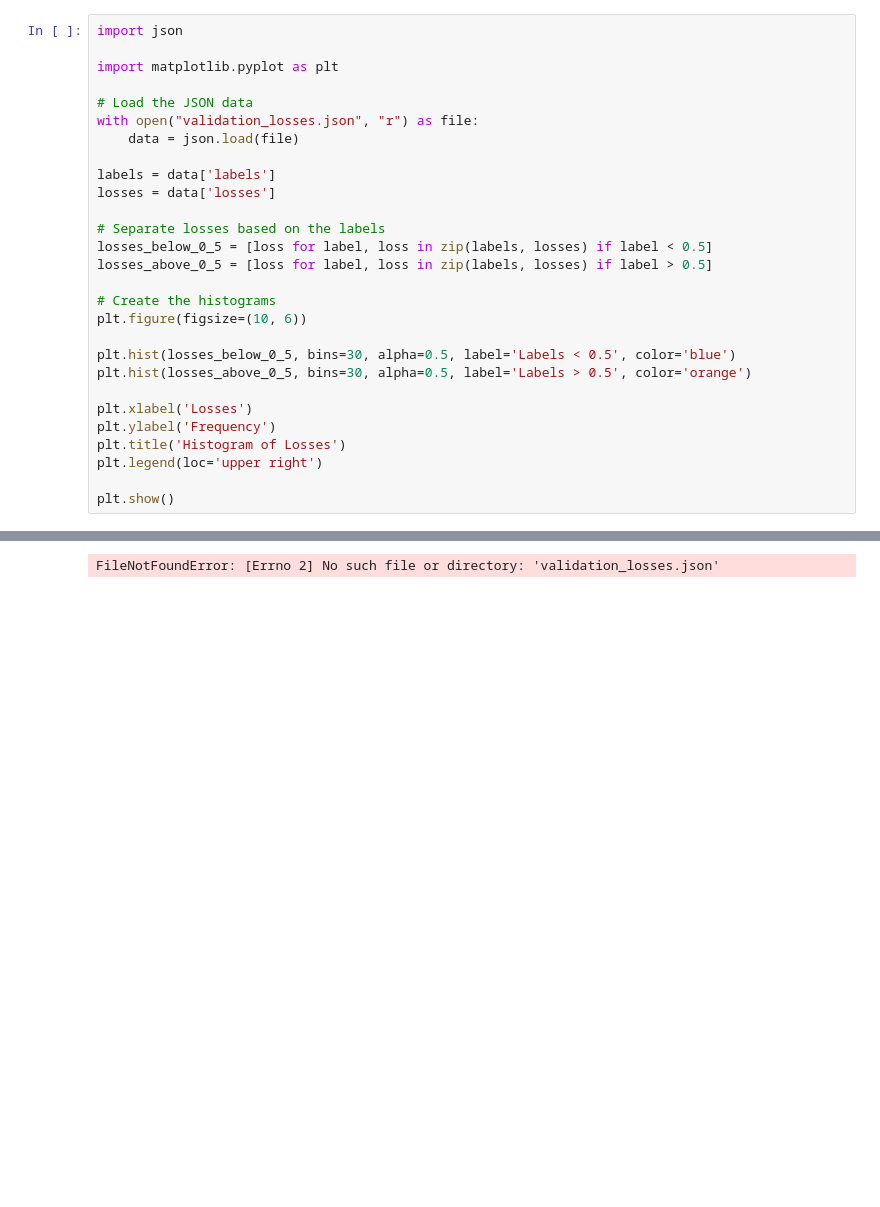
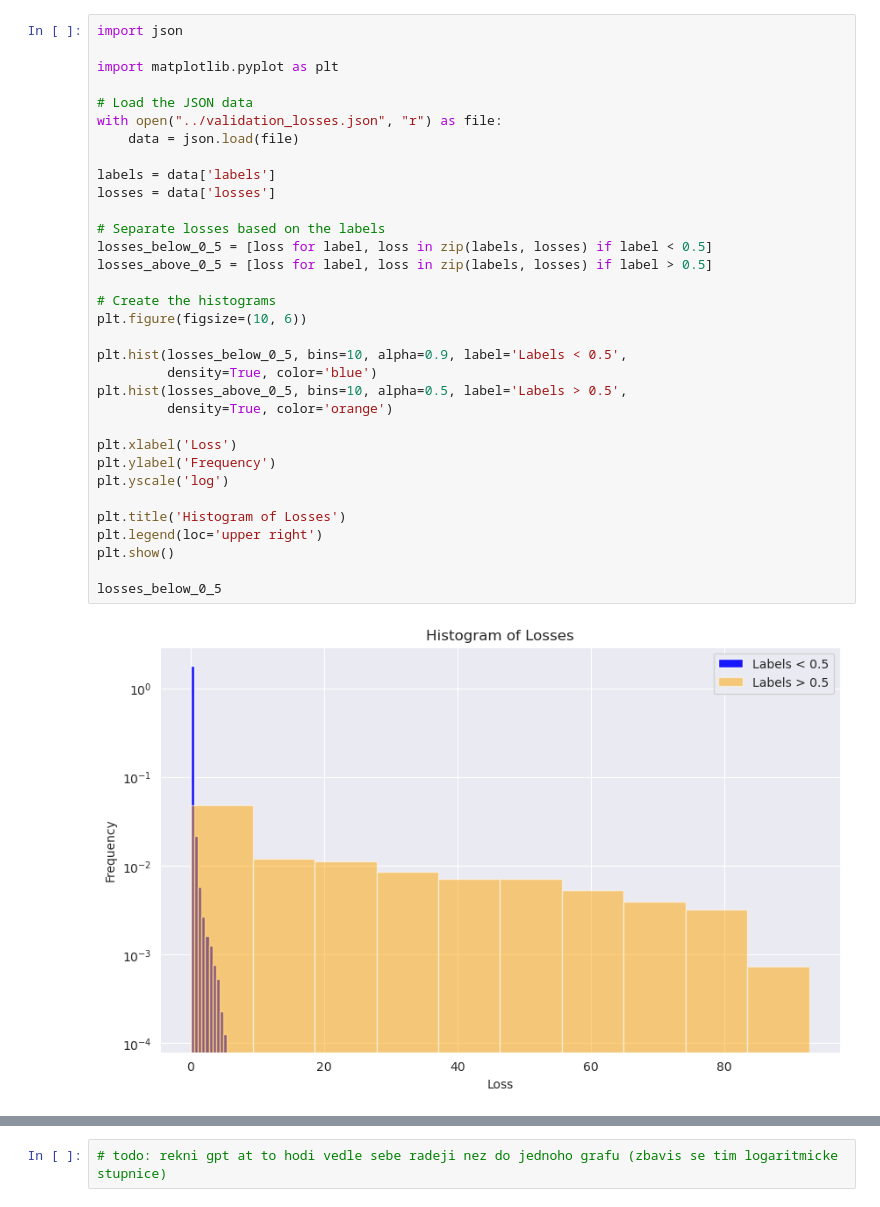
Before and after one commit to AntoninJarolim/multidoc2dial-reranking, a Jupyter notebook: notebooks/loss_histograms.ipynb, the cells around one changed output, grey strips where cells are left out. Drawn from its saved outputs; the diff is of its cells as text; blank space fills up the shorter version.

Commit message:
Loss graph

```diff
--- a/notebooks/loss_histograms.ipynb
+++ b/notebooks/loss_histograms.ipynb
@@ -1,29 +1,35 @@
 # %%
 import json
 
 import matplotlib.pyplot as plt
 
 # Load the JSON data
-with open("validation_losses.json", "r") as file:
+with open("../validation_losses.json", "r") as file:
     data = json.load(file)
 
 labels = data['labels']
 losses = data['losses']
 
 # Separate losses based on the labels
 losses_below_0_5 = [loss for label, loss in zip(labels, losses) if label < 0.5]
 losses_above_0_5 = [loss for label, loss in zip(labels, losses) if label > 0.5]
 
 # Create the histograms
 plt.figure(figsize=(10, 6))
 
-plt.hist(losses_below_0_5, bins=30, alpha=0.5, label='Labels < 0.5', color='blue')
-plt.hist(losses_above_0_5, bins=30, alpha=0.5, label='Labels > 0.5', color='orange')
+plt.hist(losses_below_0_5, bins=10, alpha=0.9, label='Labels < 0.5',
+         density=True, color='blue')
+plt.hist(losses_above_0_5, bins=10, alpha=0.5, label='Labels > 0.5',
+         density=True, color='orange')
 
-plt.xlabel('Losses')
+plt.xlabel('Loss')
 plt.ylabel('Frequency')
+plt.yscale('log')
+
 plt.title('Histogram of Losses')
 plt.legend(loc='upper right')
+plt.show()
 
-plt.show()
+losses_below_0_5
 # %% [output]
+[figure, added]
@@ -31 +53,2 @@ Matplotlib is building the font cache; this may take a moment.
-FileNotFoundError: [Errno 2] No such file or directory: 'validation_losses.json'
+# %%
+# todo: rekni gpt at to hodi vedle sebe radeji nez do jednoho grafu (zbavis se tim logaritmicke stupnice)
```
Also changed, not shown: parts of 1 cell of this notebook, 1 other file.
